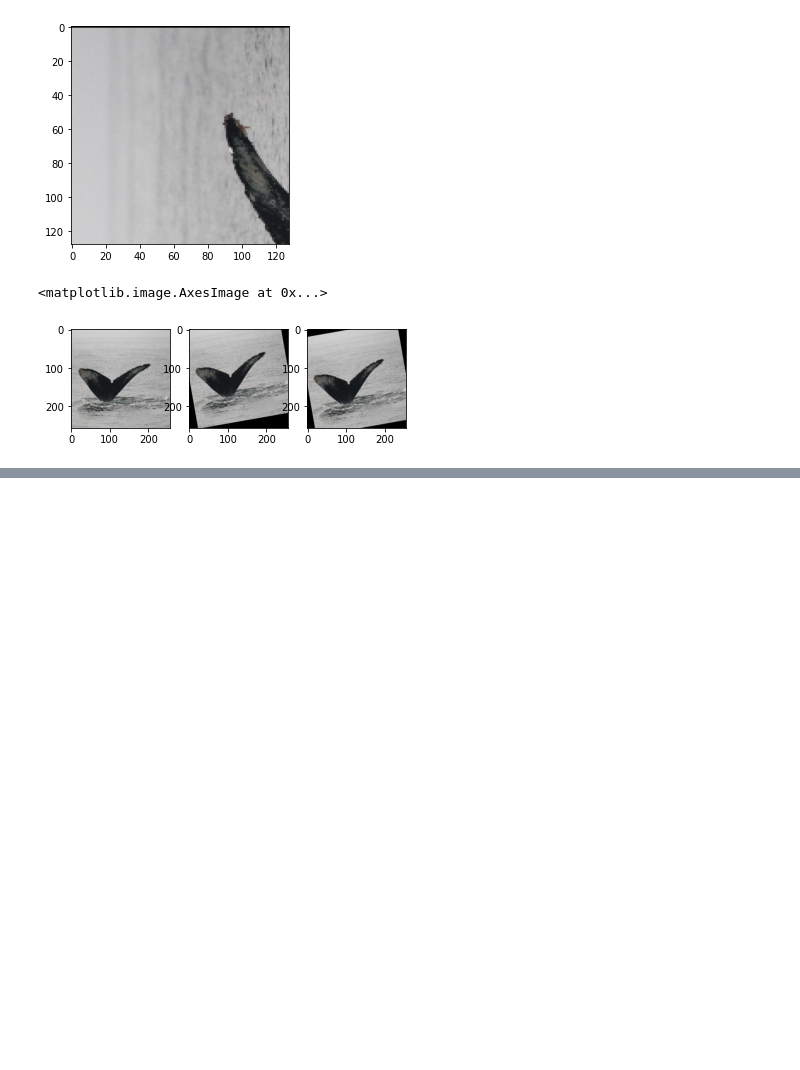
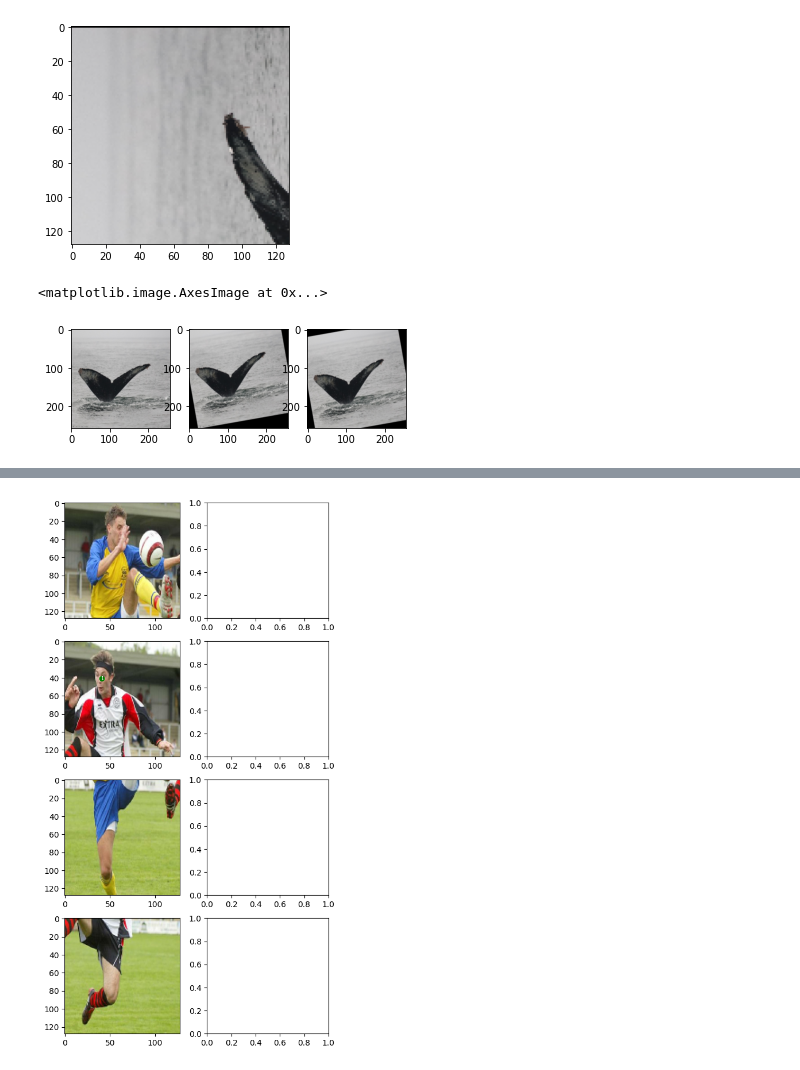
Before and after one commit to NareshPS/doi-ml, a Jupyter notebook: logistics/Scripts.ipynb, the cells around one changed output, grey strips where cells are left out. Drawn from its saved outputs; the diff is of its cells as text; code cells hidden in the pictures; blank space fills up the shorter version.

```diff
--- a/logistics/Scripts.ipynb
+++ b/logistics/Scripts.ipynb
@@ -339,0 +239,86 @@ ValueError: Third dimension must be 3 or 4
+# %%
+def plot_box_centers(ax, boxes, size, color='green', alpha=1.0, marker_size=None):
+    """
+        ax: Plot Axes.
+        boxes: A tensor of CYCXHW values for the box centers. Shape: (N_BOXES, 4)
+        size: Size of the image. It is used to translate the CYCX values to image size.
+        color: A string to indicate the color in matplotlib format for the bounding boxes.
+        alpha: A FP value for the box fill.
+    """
+    if boxes is None: return
+
+    boxes = boxes*size
+    y, x = boxes[:, 0], boxes[:, 1]
+
+    ax.scatter(x, y, color=color, s=marker_size, alpha=alpha)
+
+    for box_id, yi in enumerate(y):
+        xi = x[box_id]
+        ax.text(xi, yi, str(box_id + 1), ha='center', va='center', size='xx-small', color='white')
+
+def hw_grid_to_yxhw(grid):
+    """
+        It translates a square HW grid to a list of boxes. Only the boxes with non-zero heights
+        are qualified.
+
+        Arguments:
+            grid: A grid of of shape: (SIZE, SIZE, 2) with HW values in the last dimension.
+
+        Returns:
+            A tensor of shape (N_BOXES, 4). The last dimension contains YXHW values.
+    """
+    # Grid size
+    size = grid.shape[0]
+
+    # Generate valid box indices. We consider the boxes with non-zero heights as valid boxes
+    mask = tf.cast(tf.math.not_equal(grid[:, :, 0], 0.), tf.float32)
+    indices = tf.where(mask)
+
+    # Compute YX and HW for valid boxes
+    yx = tf.cast(indices/size, dtype=tf.float32)
+    hw = tf.gather_nd(indices=indices, params=grid)
+
+    # tf.print('indices: ', indices, indices.shape)
+    # tf.print('first grid element', grid[indices[0][0], indices[0][1]])
+    # tf.print('last grid element', grid[indices[-1][0], indices[-1][1]])
+
+    yxhw = tf.concat([yx, hw], axis=-1)
+
+    return yxhw
+
+def plot_in_out(axes, in_img=None, in_boxes=None, out_img=None, out_boxes=None, size=IMG_SIZE):
+    # _, [in_ax, out_ax] = plt.subplots(2, figsize=(6, 12))
+    [in_ax, out_ax] = axes
+
+    if in_img is not None: in_ax.imshow(in_img[0])
+    if in_boxes is not None: plot_box_centers(in_ax, in_boxes, size)
+    if out_img is not None: out_ax.imshow(out_img[0])
+
+# boxes = hw_grid_to_yxhw(y_true[0])
+
+patch_size = IMG_SIZE//2
+top_left = image[:, :patch_size, :patch_size]
+top_right = image[:, :patch_size, patch_size:]
+bottom_left = image[:, patch_size:, :patch_size]
+bottom_right = image[:, patch_size:, patch_size:]
+num_patches = 4
+
+tl_box_grid = y_true[:, :patch_size, :patch_size, :]
+tr_box_grid = y_true[:, :patch_size, patch_size:, :]
+bl_box_grid = y_true[:, patch_size:, :patch_size, :]
+br_box_grid = y_true[:, patch_size:, patch_size:, :]
+
+tl_boxes = hw_grid_to_yxhw(tl_box_grid[0])
+tr_boxes = hw_grid_to_yxhw(tr_box_grid[0])
+bl_boxes = hw_grid_to_yxhw(bl_box_grid[0])
+br_boxes = hw_grid_to_yxhw(br_box_grid[0])
+
+# _, [tl_ax, tr_ax, bl_ax, br_ax] = plt.subplots(4, figsize=(4, 16))
+_, [tl_ax, tr_ax, bl_ax, br_ax] = plt.subplots(4, 2, figsize=(6, 12))
+
+plot_in_out(tl_ax, top_left, tl_boxes, size=IMG_SIZE//2)
+plot_in_out(tr_ax, top_right, tr_boxes, size=IMG_SIZE//2)
+plot_in_out(bl_ax, bottom_left, bl_boxes, size=IMG_SIZE//2)
+plot_in_out(br_ax, bottom_right, br_boxes, size=IMG_SIZE//2)
+# %% [output]
+[figure, added]
```
Also changed, not shown: parts of 8 cells of this notebook, 11 other files.
